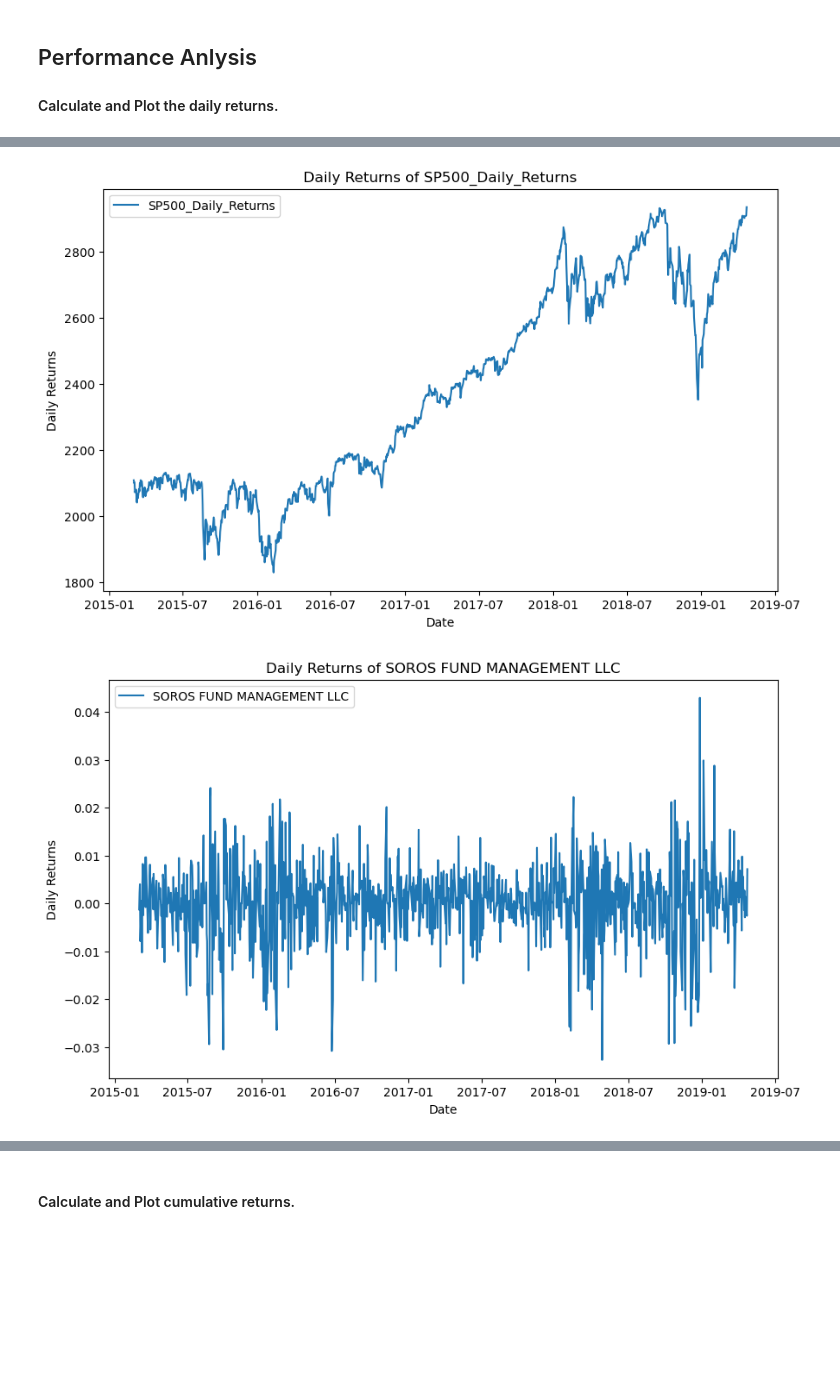
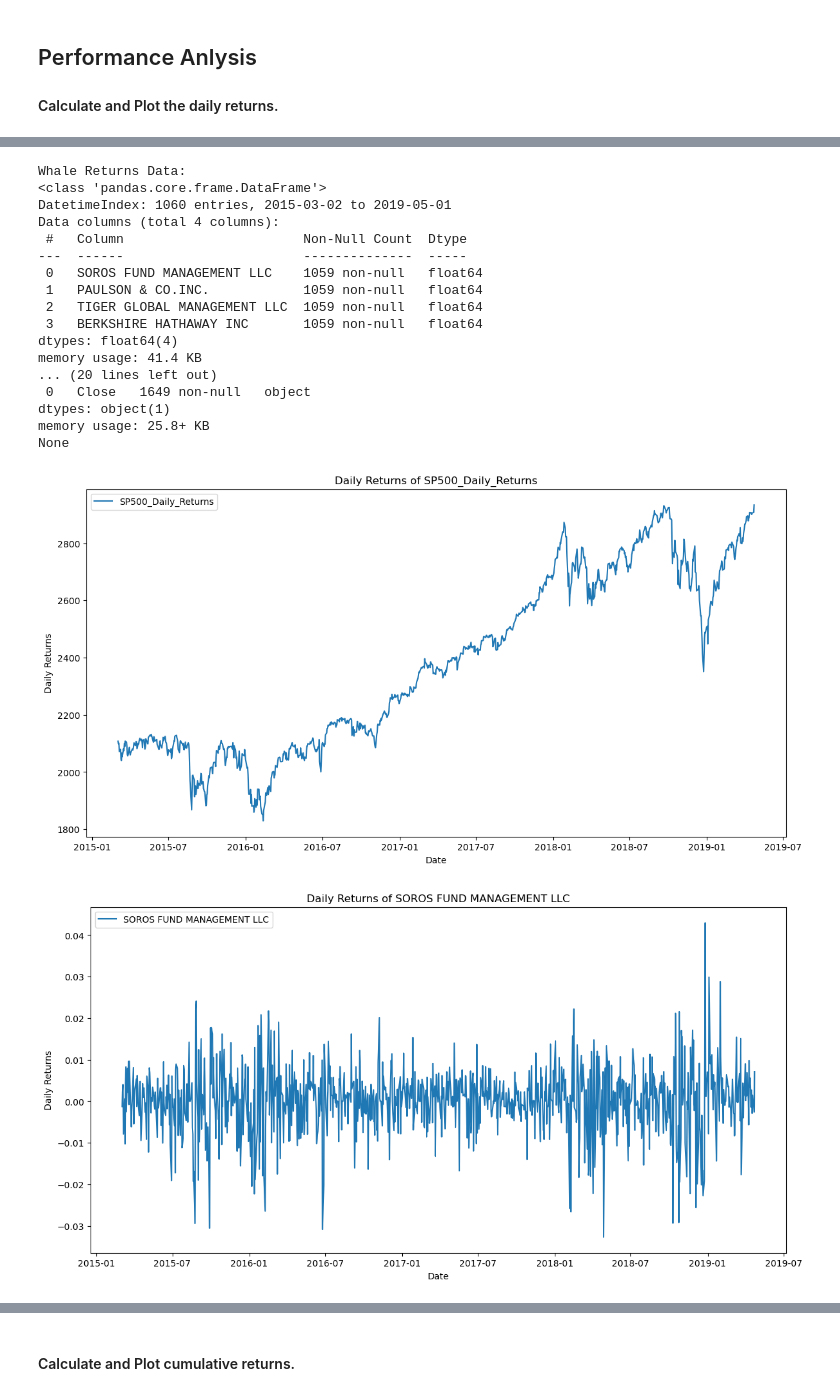
Before and after one commit to AlexC3105/FinTech_Mod-4_Challenge, a Jupyter notebook: notebooks/whale_analysis.ipynb, the cells around one changed output, grey strips where cells are left out. Drawn from its saved outputs; the diff is of its cells as text; code cells hidden in the pictures; blank space fills up the shorter version.

```diff
--- a/notebooks/whale_analysis.ipynb
+++ b/notebooks/whale_analysis.ipynb
@@ -293,18 +336,54 @@ In this section, you will calculate and visualize performance and risk metrics f
+# %%
+# Readin the data from CSV files
+whale_returns_df = pd.read_csv('../data/whale_returns.csv', index_col='Date', parse_dates=True)
+algo_returns_df = pd.read_csv('../data/algo_returns.csv', index_col='Date', parse_dates=True)
+sp500_df = pd.read_csv('../data/sp500_history.csv', index_col='Date', parse_dates=True)
+
+# Printing data info to check if everything is correct
+print("Whale Returns Data:")
+print(whale_returns_df.info())
+print("\nAlgorithmic Returns Data:")
+print(algo_returns_df.info())
+print("\nS&P 500 Data:")
+print(sp500_df.info())
+
+# Handling missing values
+whale_returns_df.dropna(inplace=True)
+algo_returns_df.dropna(inplace=True)
+sp500_df.dropna(inplace=True)
+# %% [output]
+Whale Returns Data:
+<class 'pandas.core.frame.DataFrame'>
+DatetimeIndex: 1060 entries, 2015-03-02 to 2019-05-01
+Data columns (total 4 columns):
+ #   Column                       Non-Null Count  Dtype
+---  ------                       --------------  -----
+ 0   SOROS FUND MANAGEMENT LLC    1059 non-null   float64
+ 1   PAULSON & CO.INC.            1059 non-null   float64
+ 2   TIGER GLOBAL MANAGEMENT LLC  1059 non-null   float64
+ 3   BERKSHIRE HATHAWAY INC       1059 non-null   float64
+dtypes: float64(4)
+memory usage: 41.4 KB
+... (20 lines left out)
+ 0   Close   1649 non-null   object
+dtypes: object(1)
+memory usage: 25.8+ KB
+None
 # %%
 # Plot daily returns of all portfolios
 # Defining a function to plot daily returns for each portfolio
 def plot_portfolio_returns(df, portfolio_name):
-    plt.figure(figsize=(10, 6))
+    plt.figure(figsize=(14, 7))
     plt.plot(df.index, df[portfolio_name], label=portfolio_name)
     plt.title(f"Daily Returns of {portfolio_name}")
     plt.xlabel("Date")
     plt.ylabel("Daily Returns")
     plt.legend()
     plt.show()
 
 # Ploting daily returns for each portfolio
 for portfolio in selected_columns:
     plot_portfolio_returns(combined_returns_df, portfolio)
 # %% [output]
-[figure, old version]
+[figure, new version]
-[figure, old version]
+[figure, new version]
```
Also changed, not shown: parts of 18 cells of this notebook.
